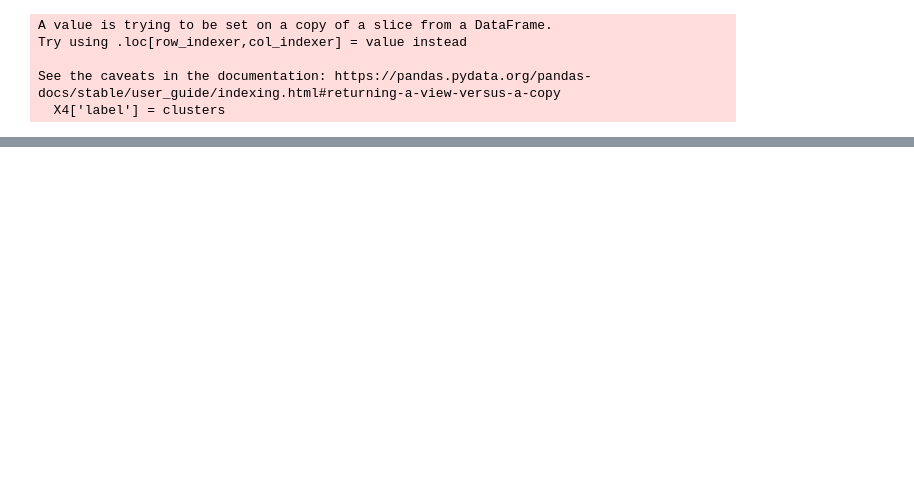
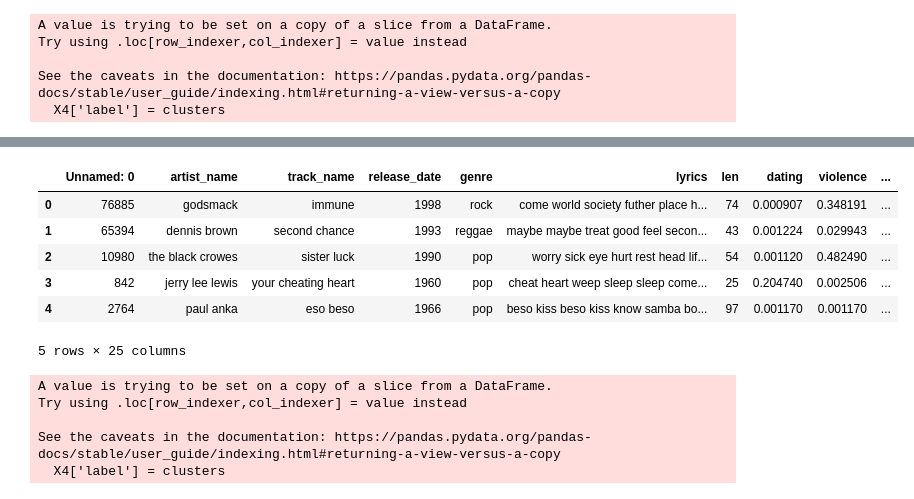
Before and after one commit to adesoyee/Spotify_EOD, a Jupyter notebook: modeling.ipynb, the cells around one changed output, grey strips where cells are left out. Saved outputs shown, nothing was run; the diff lists cells and outputs as text; code cells hidden in the pictures; blank space fills up the shorter version.

```diff
--- a/modeling.ipynb
+++ b/modeling.ipynb
@@ -265,0 +269,20 @@ plt.show()
+# %%
+df_new.head()
+# %% [output]
+|  | Unnamed: 0 | artist_name | track_name | release_date | genre | lyrics | len | dating | violence | ... |
+| 0 | 76885 | godsmack | immune | 1998 | rock | come world society futher place h... | 74 | 0.000907 | 0.348191 | ... |
+| 1 | 65394 | dennis brown | second chance | 1993 | reggae | maybe maybe treat good feel secon... | 43 | 0.001224 | 0.029943 | ... |
+| 2 | 10980 | the black crowes | sister luck | 1990 | pop | worry sick eye hurt rest head lif... | 54 | 0.001120 | 0.482490 | ... |
+| 3 | 842 | jerry lee lewis | your cheating heart | 1960 | pop | cheat heart weep sleep sleep come... | 25 | 0.204740 | 0.002506 | ... |
+| 4 | 2764 | paul anka | eso beso | 1966 | pop | beso kiss beso kiss know samba bo... | 97 | 0.001170 | 0.001170 | ... |
+5 rows × 25 columns
+# %%
+X4 = df_new[["age", "violence", "sadness"]]
+clusters = kmeans.predict(X4)
+X4['label'] = clusters
+# %% [output]
+A value is trying to be set on a copy of a slice from a DataFrame.
+Try using .loc[row_indexer,col_indexer] = value instead
+
+See the caveats in the documentation: https://pandas.pydata.org/pandas-docs/stable/user_guide/indexing.html#returning-a-view-versus-a-copy
+  X4['label'] = clusters
```
Also changed, not shown: parts of 13 cells of this notebook, 17 other files.
